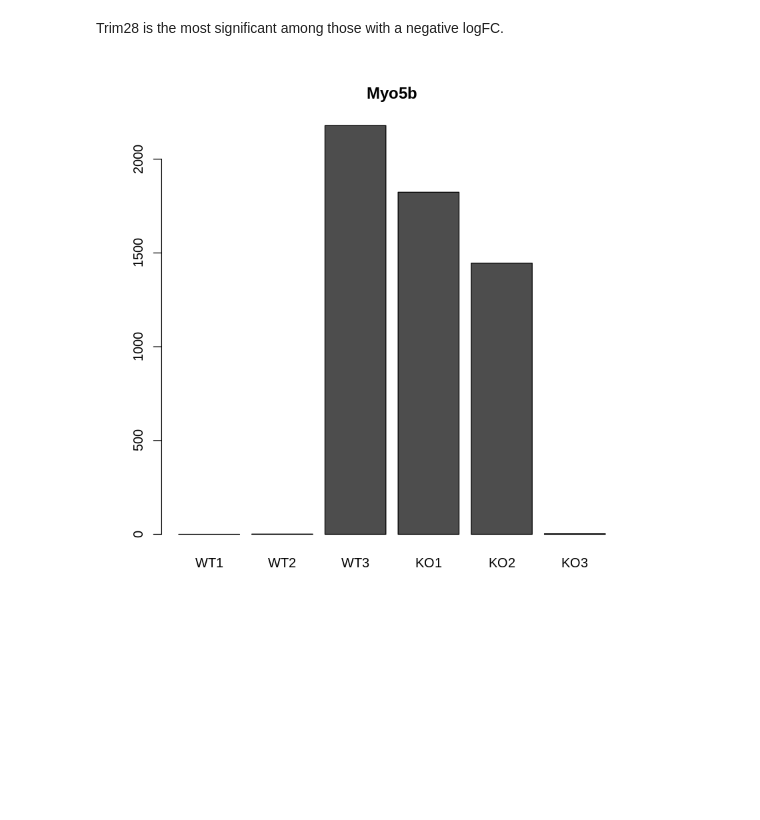
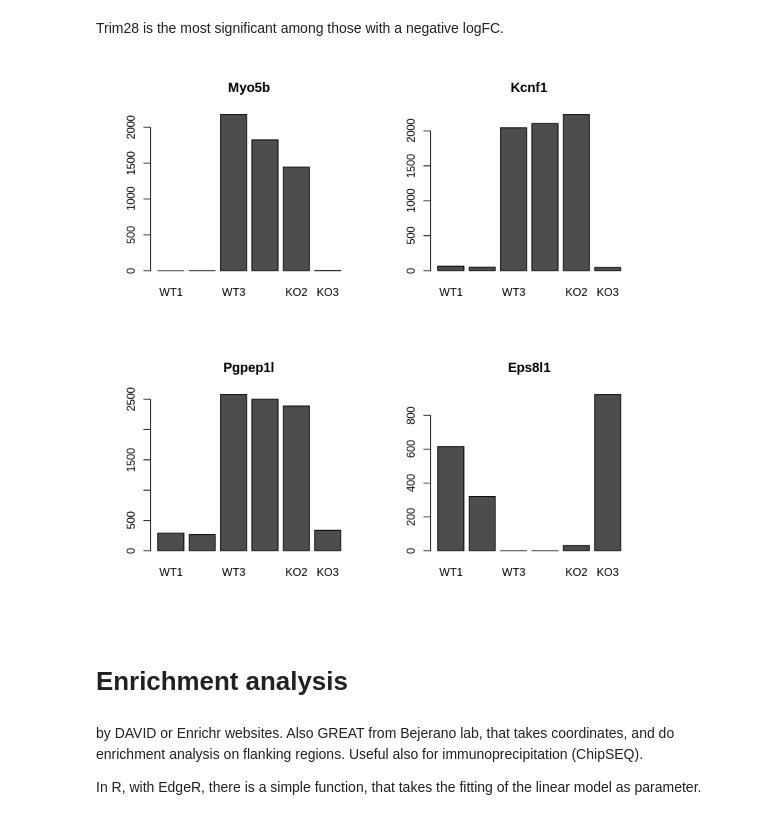
Before and after one commit to andrealorenzon/bioinformatics, a Jupyter notebook: Gene expression.ipynb, the cells around one changed output. Cells and saved outputs as stored; diff of their text form; code cells hidden in the pictures; blank space fills up the shorter version.

```diff
--- a/Gene expression.ipynb
+++ b/Gene expression.ipynb
@@ -308,7 +288,17 @@ plot.gene = function (x){
     id = names(ens.eg[ens.eg==names(eg.sym[(eg.sym==x)])])
     if(length(id)==1) barplot(data[data$genes==id,]$counts, main=x)
 }
-# %%
-plot.gene("Myo5b")
-# %% [output]
-[figure, removed]
+# %%
+par(mfrow=c(2,2))
+plot.gene("Myo5b")
+plot.gene("Kcnf1")
+plot.gene("Pgpep1l")
+plot.gene("Eps8l1")
+# %% [output]
+[figure, added]
+# %% [markdown]
+# Enrichment analysis
+# %% [markdown]
+by DAVID or Enrichr websites. Also GREAT from Bejerano lab, that takes coordinates, and do enrichment analysis on flanking regions. Useful also for immunoprecipitation (ChipSEQ).
+
+In R, with EdgeR, there is a simple function, that takes the fitting of the linear model as parameter.
```
Also changed, not shown: parts of 11 cells of this notebook, 1 other file.
